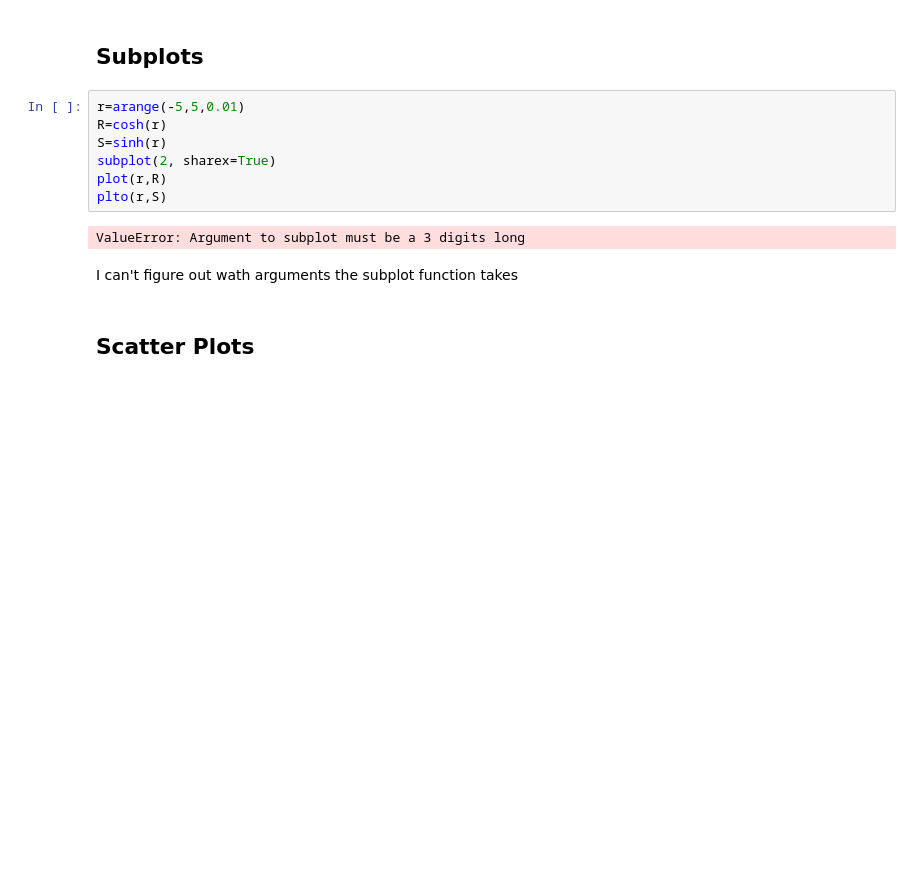
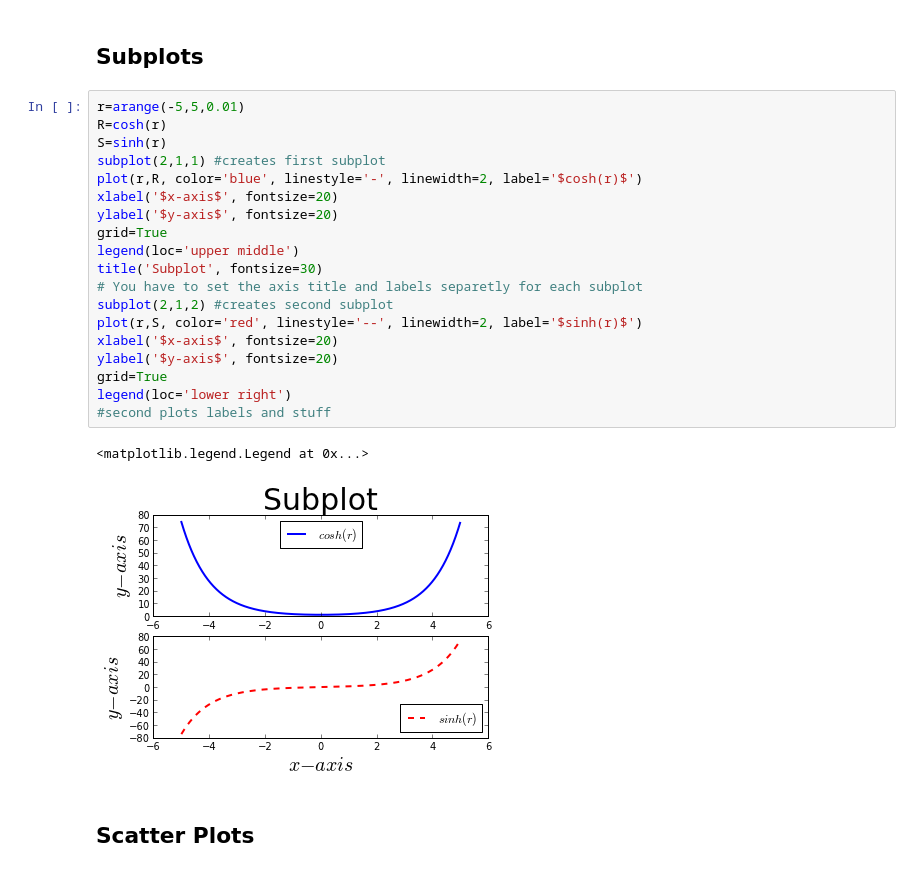
Before and after one commit to npilgram/PHYS202-S13, a Jupyter notebook: PlotTemplates.ipynb, the cells around one changed output. Cells and saved outputs as stored; diff of their text form; blank space fills up the shorter version.

Commit message:
updating PlotTemplates

```diff
--- a/PlotTemplates.ipynb
+++ b/PlotTemplates.ipynb
@@ -22,17 +22,28 @@ title('Plot', fontsize=30) # adds title, font size of 30
 # %% [markdown]
 Subplots
 --
-# %%
-r=arange(-5,5,0.01)
-R=cosh(r)
-S=sinh(r)
-subplot(2, sharex=True)
-plot(r,R)
-plto(r,S)
-# %% [output]
-ValueError: Argument to subplot must be a 3 digits long
-# %% [markdown]
-I can't figure out wath arguments the subplot function takes
+# %%
+r=arange(-5,5,0.01)
+R=cosh(r)
+S=sinh(r)
+subplot(2,1,1) #creates first subplot
+plot(r,R, color='blue', linestyle='-', linewidth=2, label='$cosh(r)$')
+xlabel('$x-axis$', fontsize=20)
+ylabel('$y-axis$', fontsize=20)
+grid=True
+legend(loc='upper middle')
+title('Subplot', fontsize=30)
+# You have to set the axis title and labels separetly for each subplot
+subplot(2,1,2) #creates second subplot
+plot(r,S, color='red', linestyle='--', linewidth=2, label='$sinh(r)$')
+xlabel('$x-axis$', fontsize=20)
+ylabel('$y-axis$', fontsize=20)
+grid=True
+legend(loc='lower right')
+#second plots labels and stuff
+# %% [output]
+<matplotlib.legend.Legend at 0x...>
+[figure, added]
 # %% [markdown]
 Scatter Plots
 ---
```
Also changed, not shown: parts of 1 cell of this notebook.
